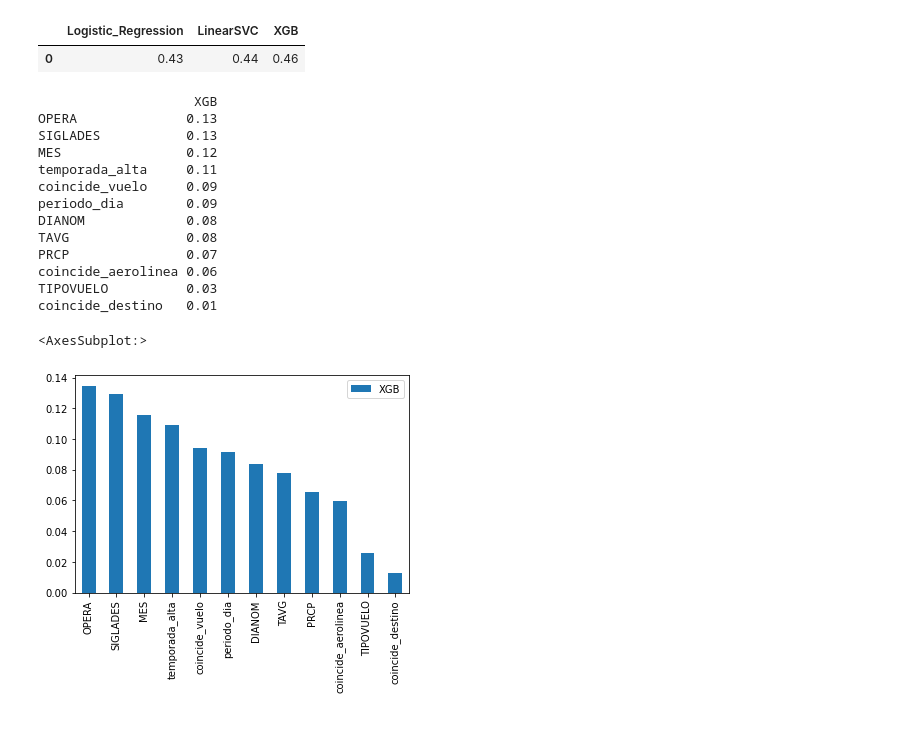
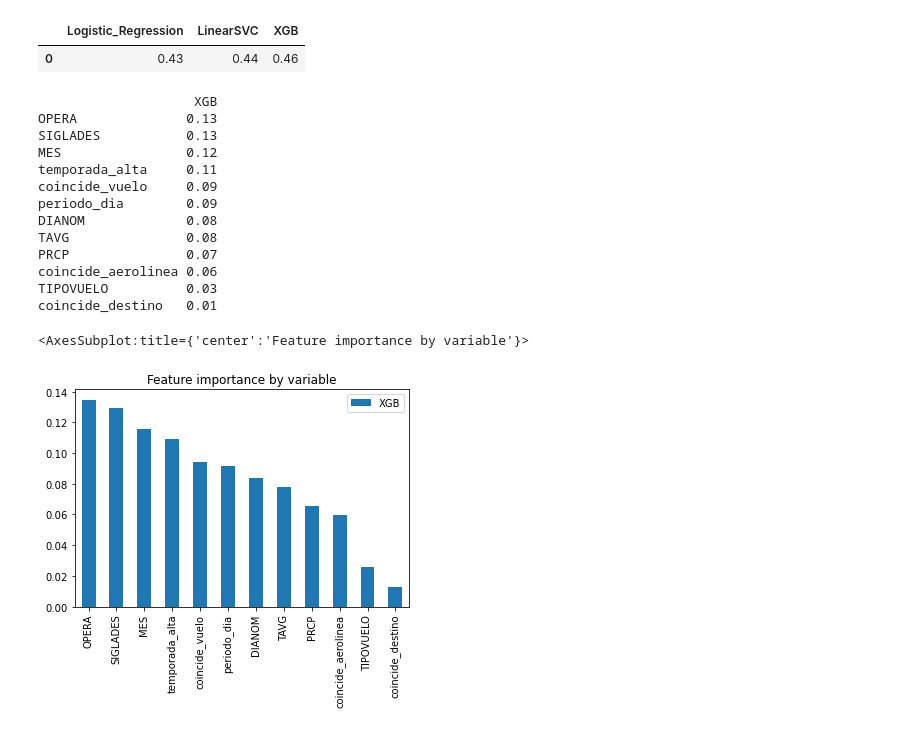
Before and after one commit to dpandelarab/challenge_latam, a Jupyter notebook: solution.ipynb, the cells around one changed output. Saved outputs shown, nothing was run; the diff lists cells and outputs as text; code cells hidden in the pictures.

```diff
--- a/solution.ipynb
+++ b/solution.ipynb
@@ -473,25 +484,25 @@ roc_auc_cv
 # %%
 #Feature Importance
 
 feat_imp = pd.DataFrame(dict(zip(exogs,model_xgb.feature_importances_)),index=['XGB'])
 print(feat_imp.transpose().sort_values(by='XGB',ascending=False))
-feat_imp.transpose().sort_values(by='XGB',ascending=False).plot(kind='bar')
+feat_imp.transpose().sort_values(by='XGB',ascending=False).plot(kind='bar',title='Feature importance by variable')
 # %% [output]
                     XGB
 OPERA              0.13
 SIGLADES           0.13
 MES                0.12
 temporada_alta     0.11
 coincide_vuelo     0.09
 periodo_dia        0.09
 DIANOM             0.08
 TAVG               0.08
 PRCP               0.07
 coincide_aerolinea 0.06
 TIPOVUELO          0.03
 coincide_destino   0.01
-<AxesSubplot:>
+<AxesSubplot:title={'center':'Feature importance by variable'}>
-[figure, old version]
+[figure, new version]
 # %% [markdown]
 El desafío fue abordado como un modelo de clasificación, a pesar de que se solicitaba estimar la probabilidad de atraso de un vuelo, debido a que este es el fin último de estimar la probabilidad. Esto es, predecir si un vuelo va a salir atrasado, y determinar que factores son los más determinantes en esta situación.
 
```
Also changed, not shown: parts of 6 cells of this notebook.
